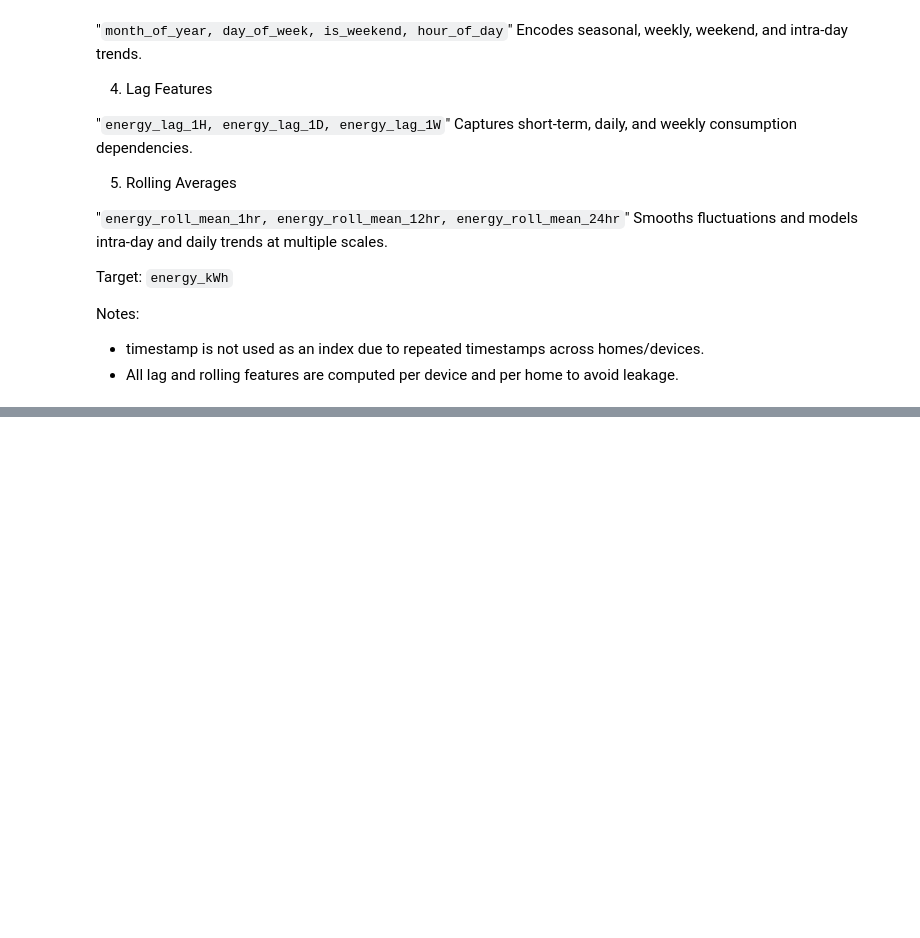
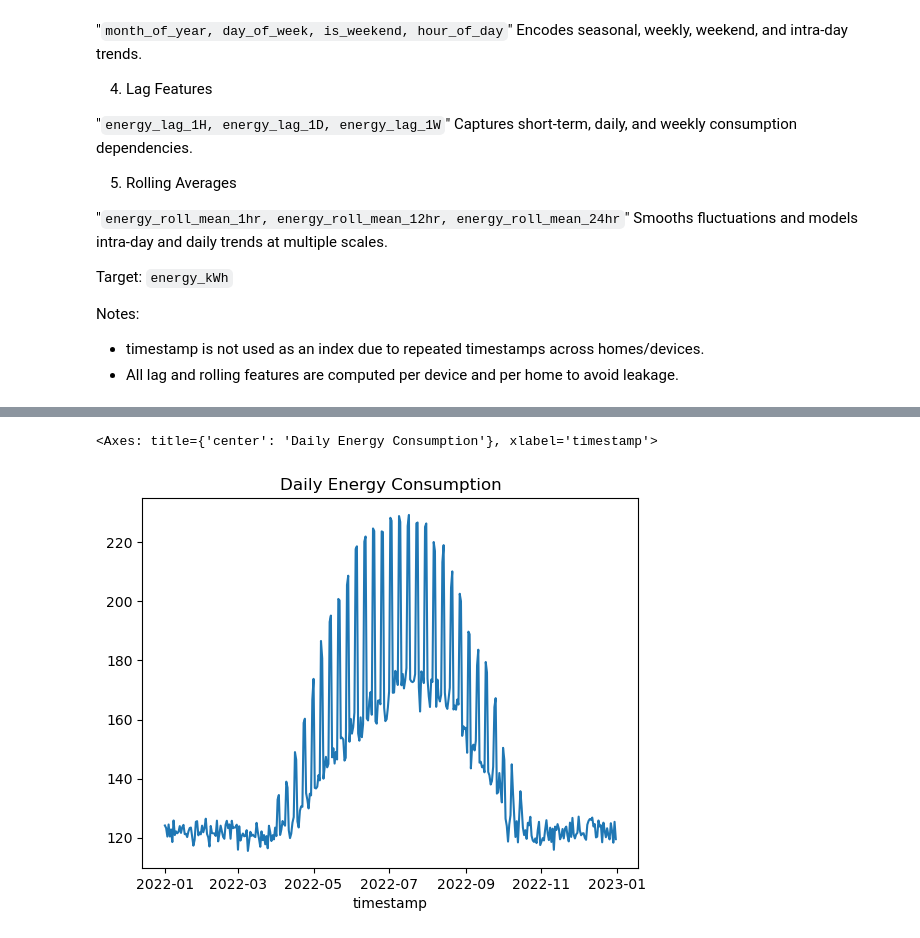
Before and after one commit to Rvp0310/Smart_Home_Energy_Analysis_Forecasting, a Jupyter notebook: notebooks/milestone2.ipynb, the cells around one changed output, grey strips where cells are left out. Cells and saved outputs as stored; diff of their text form; code cells hidden in the pictures; blank space fills up the shorter version.

```diff
--- a/notebooks/milestone2.ipynb
+++ b/notebooks/milestone2.ipynb
@@ -246,0 +267,5 @@ Notes:
+# %%
+df.groupby(df['timestamp'].dt.date)['energy_kWh'].sum().plot(title='Daily Energy Consumption')
+# %% [output]
+<Axes: title={'center': 'Daily Energy Consumption'}, xlabel='timestamp'>
+[figure, added]
```
Also changed, not shown: parts of 15 cells of this notebook, 2 other files.
